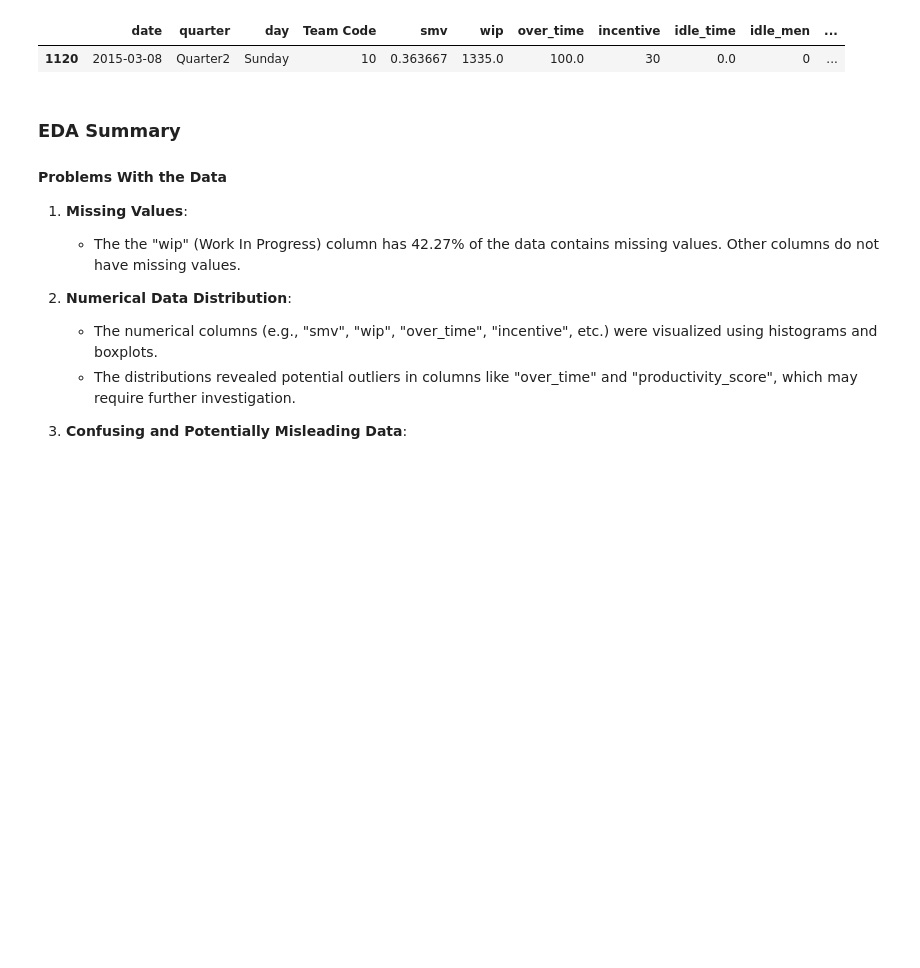
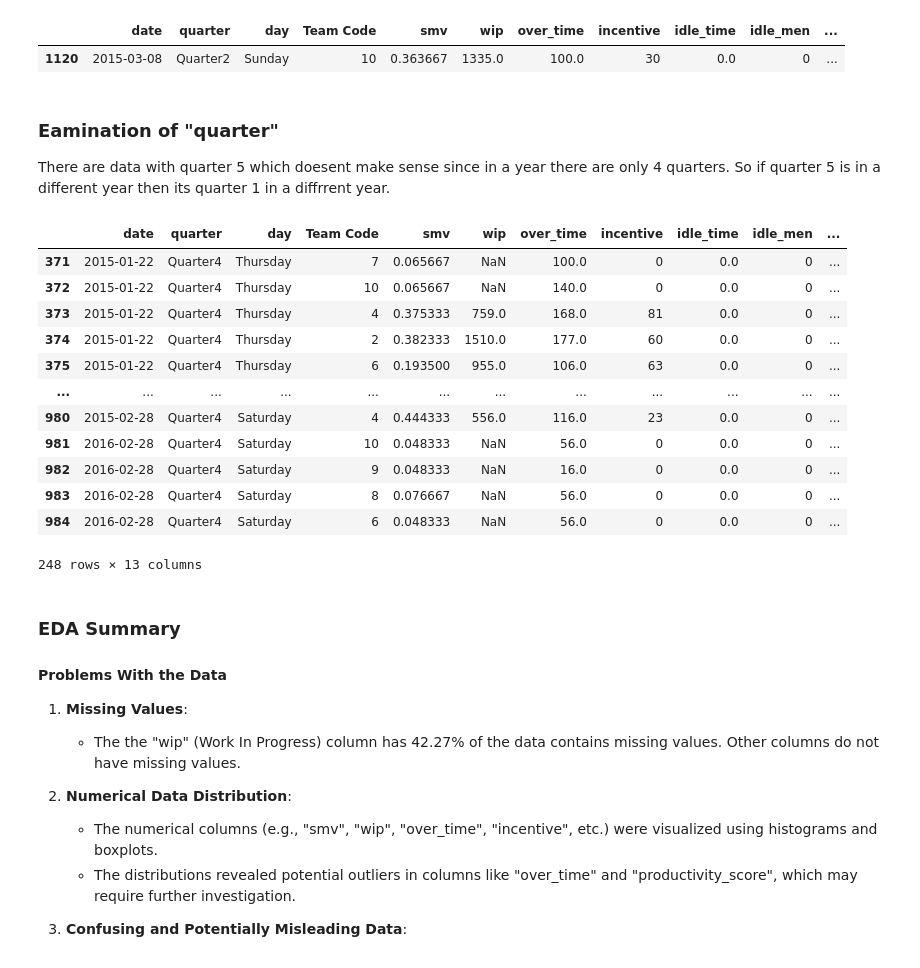
Before and after one commit to Andreas-Lukito/Productivity_Score_Prediction, a Jupyter notebook: Productivity_score_prediction.ipynb, the cells around one changed output. Cells and saved outputs as stored; diff of their text form; code cells hidden in the pictures; blank space fills up the shorter version.

```diff
--- a/Productivity_score_prediction.ipynb
+++ b/Productivity_score_prediction.ipynb
@@ -557,6 +557,26 @@ data[data["productivity_score"] < 0]
 # %% [output]
 |  | date | quarter | day | Team Code | smv | wip | over_time | incentive | idle_time | idle_men | ... |
 | 1120 | 2015-03-08 | Quarter2 | Sunday | 10 | 0.363667 | 1335.0 | 100.0 | 30 | 0.0 | 0 | ... |
+# %% [markdown]
+### Eamination of "quarter"
+
+There are data with quarter 5 which doesent make sense since in a year there are only 4 quarters. So if quarter 5 is in a different year then its quarter 1 in a diffrrent year.
+# %%
+data[data["quarter"] == "Quarter4"]
+# %% [output]
+|  | date | quarter | day | Team Code | smv | wip | over_time | incentive | idle_time | idle_men | ... |
+| 371 | 2015-01-22 | Quarter4 | Thursday | 7 | 0.065667 | NaN | 100.0 | 0 | 0.0 | 0 | ... |
+| 372 | 2015-01-22 | Quarter4 | Thursday | 10 | 0.065667 | NaN | 140.0 | 0 | 0.0 | 0 | ... |
+| 373 | 2015-01-22 | Quarter4 | Thursday | 4 | 0.375333 | 759.0 | 168.0 | 81 | 0.0 | 0 | ... |
+| 374 | 2015-01-22 | Quarter4 | Thursday | 2 | 0.382333 | 1510.0 | 177.0 | 60 | 0.0 | 0 | ... |
+| 375 | 2015-01-22 | Quarter4 | Thursday | 6 | 0.193500 | 955.0 | 106.0 | 63 | 0.0 | 0 | ... |
+| ... | ... | ... | ... | ... | ... | ... | ... | ... | ... | ... | ... |
+| 980 | 2015-02-28 | Quarter4 | Saturday | 4 | 0.444333 | 556.0 | 116.0 | 23 | 0.0 | 0 | ... |
+| 981 | 2016-02-28 | Quarter4 | Saturday | 10 | 0.048333 | NaN | 56.0 | 0 | 0.0 | 0 | ... |
+| 982 | 2016-02-28 | Quarter4 | Saturday | 9 | 0.048333 | NaN | 16.0 | 0 | 0.0 | 0 | ... |
+| 983 | 2016-02-28 | Quarter4 | Saturday | 8 | 0.076667 | NaN | 56.0 | 0 | 0.0 | 0 | ... |
+| 984 | 2016-02-28 | Quarter4 | Saturday | 6 | 0.048333 | NaN | 56.0 | 0 | 0.0 | 0 | ... |
+248 rows × 13 columns
 # %% [markdown]
 ### EDA Summary
 #### Problems With the Data
```
Also changed, not shown: parts of 20 cells of this notebook.
